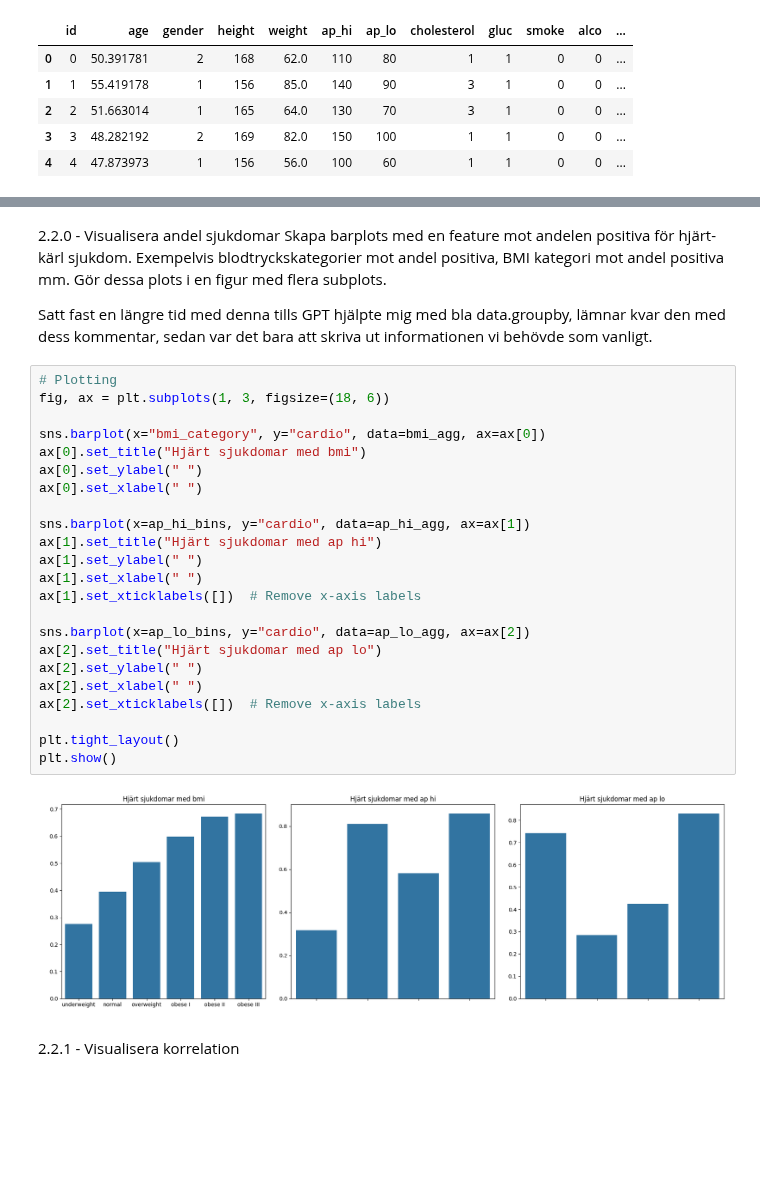
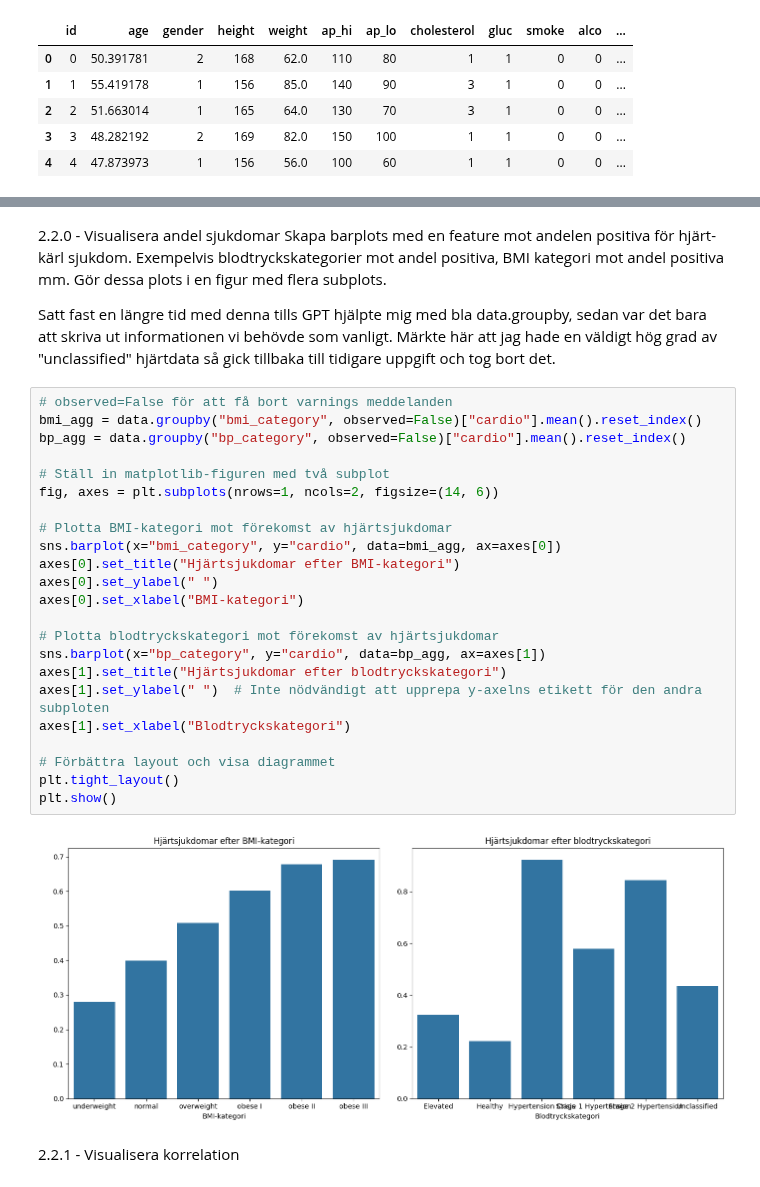
Before and after one commit to Markofbear/AI-Bjorn-Lagerblad-OPA23, a Jupyter notebook: labs/labb1/labb1.ipynb, the cells around one changed output, grey strips where cells are left out. Saved outputs shown, nothing was run; the diff lists cells and outputs as text; blank space fills up the shorter version.

```diff
--- a/labs/labb1/labb1.ipynb
+++ b/labs/labb1/labb1.ipynb
@@ -729,32 +693,32 @@ data
 Skapa barplots med en feature mot andelen positiva för hjärt-kärl sjukdom. Exempelvis blodtryckskategorier
 mot andel positiva, BMI kategori mot andel positiva mm. Gör dessa plots i en figur med flera subplots.
 
-Satt fast en längre tid med denna tills GPT hjälpte mig med bla data.groupby, lämnar kvar den med dess kommentar, sedan var det bara att skriva ut informationen vi behövde som vanligt.
+Satt fast en längre tid med denna tills GPT hjälpte mig med bla data.groupby, sedan var det bara att skriva ut informationen vi behövde som vanligt. Märkte här att jag hade en väldigt hög grad av "unclassified" hjärtdata så gick tillbaka till tidigare uppgift och tog bort det.
-# %%
-# Plotting
-fig, ax = plt.subplots(1, 3, figsize=(18, 6))
-
-sns.barplot(x="bmi_category", y="cardio", data=bmi_agg, ax=ax[0])
-ax[0].set_title("Hjärt sjukdomar med bmi")
-ax[0].set_ylabel(" ")
-ax[0].set_xlabel(" ")
-
-sns.barplot(x=ap_hi_bins, y="cardio", data=ap_hi_agg, ax=ax[1])
-ax[1].set_title("Hjärt sjukdomar med ap hi")
-ax[1].set_ylabel(" ")
-ax[1].set_xlabel(" ")
-ax[1].set_xticklabels([])  # Remove x-axis labels
-
-sns.barplot(x=ap_lo_bins, y="cardio", data=ap_lo_agg, ax=ax[2])
-ax[2].set_title("Hjärt sjukdomar med ap lo")
-ax[2].set_ylabel(" ")
-ax[2].set_xlabel(" ")
-ax[2].set_xticklabels([])  # Remove x-axis labels
-
-plt.tight_layout()
-plt.show()
-# %% [output]
-[figure, removed]
+# %%
+# observed=False för att få bort varnings meddelanden
+bmi_agg = data.groupby("bmi_category", observed=False)["cardio"].mean().reset_index()
+bp_agg = data.groupby("bp_category", observed=False)["cardio"].mean().reset_index()
+
+# Ställ in matplotlib-figuren med två subplot
+fig, axes = plt.subplots(nrows=1, ncols=2, figsize=(14, 6))
+
+# Plotta BMI-kategori mot förekomst av hjärtsjukdomar
+sns.barplot(x="bmi_category", y="cardio", data=bmi_agg, ax=axes[0])
+axes[0].set_title("Hjärtsjukdomar efter BMI-kategori")
+axes[0].set_ylabel(" ")
+axes[0].set_xlabel("BMI-kategori")
+
+# Plotta blodtryckskategori mot förekomst av hjärtsjukdomar
+sns.barplot(x="bp_category", y="cardio", data=bp_agg, ax=axes[1])
+axes[1].set_title("Hjärtsjukdomar efter blodtryckskategori")
+axes[1].set_ylabel(" ")  # Inte nödvändigt att upprepa y-axelns etikett för den andra subploten
+axes[1].set_xlabel("Blodtryckskategori")
+
+# Förbättra layout och visa diagrammet
+plt.tight_layout()
+plt.show()
+# %% [output]
+[figure, added]
 # %% [markdown]
 2.2.1 - Visualisera korrelation
 # %%
```
Also changed, not shown: parts of 7 cells of this notebook.
